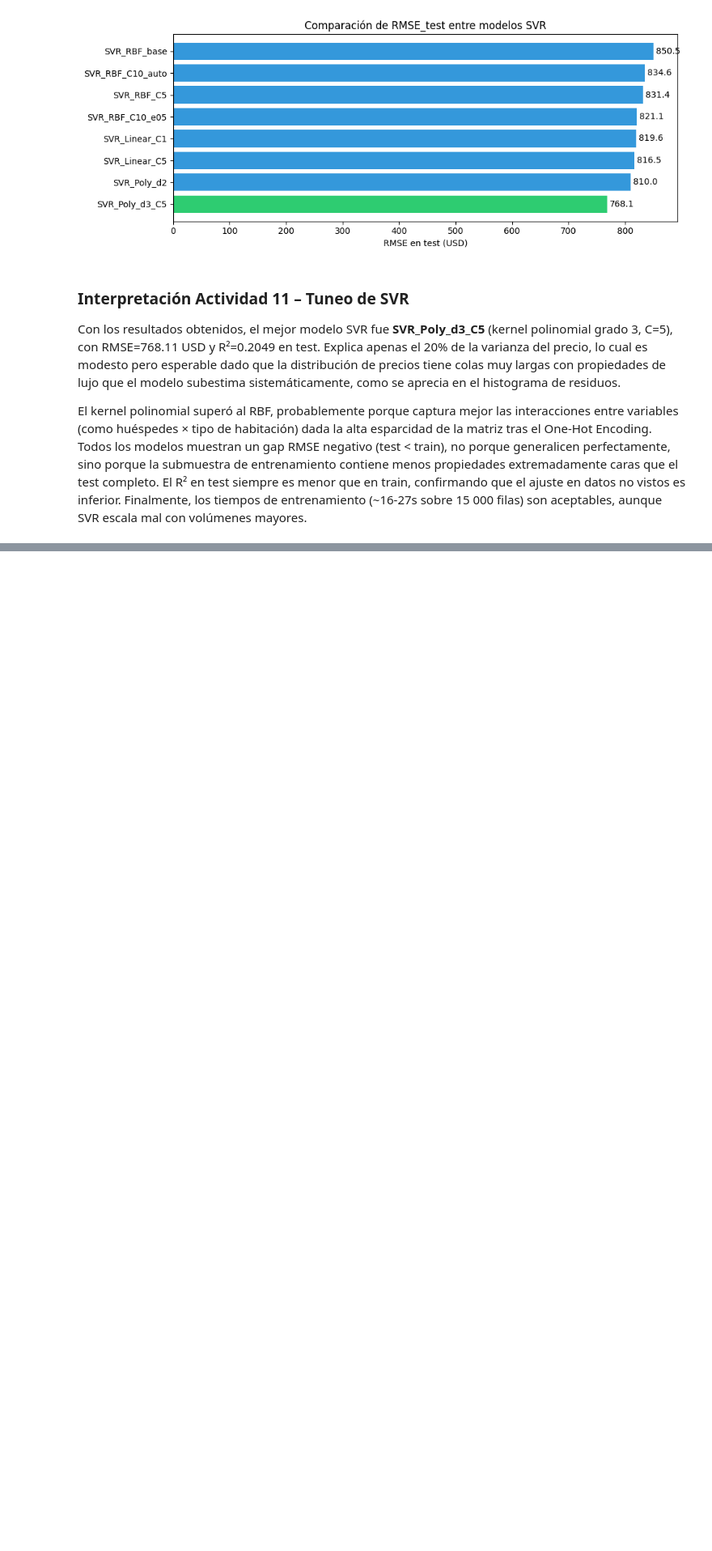
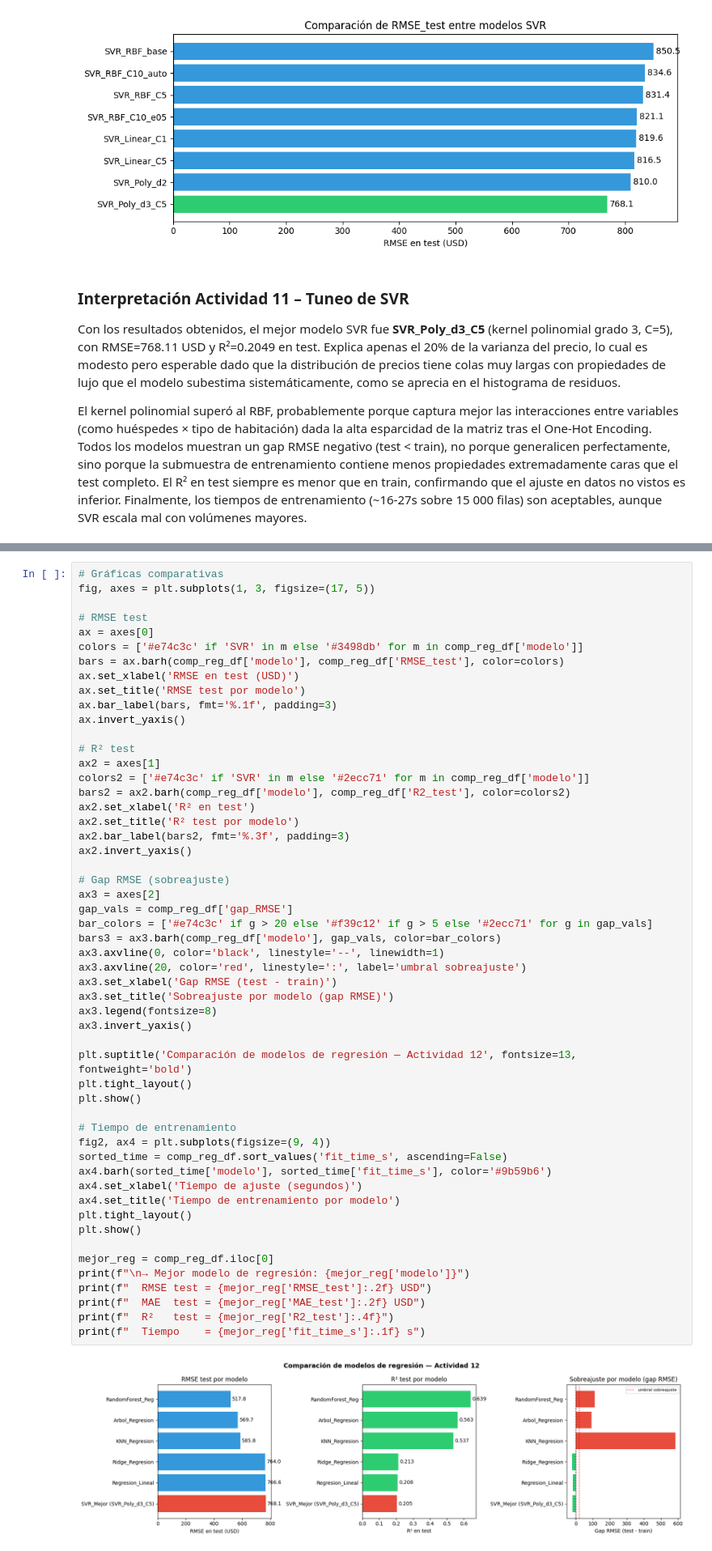
Before and after one commit to diegoanro22/MD-LAB08, a Jupyter notebook: main.ipynb, the cells around one changed output, grey strips where cells are left out. Shown at 81% size. Saved outputs shown, nothing was run; the diff lists cells and outputs as text; blank space fills up the shorter version.

Commit message:
Actividad 12

```diff
--- a/main.ipynb
+++ b/main.ipynb
@@ -1206,0 +1331,55 @@ El kernel polinomial superó al RBF, probablemente porque captura mejor las inte
+# %%
+# Gráficas comparativas
+fig, axes = plt.subplots(1, 3, figsize=(17, 5))
+
+# RMSE test
+ax = axes[0]
+colors = ['#e74c3c' if 'SVR' in m else '#3498db' for m in comp_reg_df['modelo']]
+bars = ax.barh(comp_reg_df['modelo'], comp_reg_df['RMSE_test'], color=colors)
+ax.set_xlabel('RMSE en test (USD)')
+ax.set_title('RMSE test por modelo')
+ax.bar_label(bars, fmt='%.1f', padding=3)
+ax.invert_yaxis()
+
+# R² test
+ax2 = axes[1]
+colors2 = ['#e74c3c' if 'SVR' in m else '#2ecc71' for m in comp_reg_df['modelo']]
+bars2 = ax2.barh(comp_reg_df['modelo'], comp_reg_df['R2_test'], color=colors2)
+ax2.set_xlabel('R² en test')
+ax2.set_title('R² test por modelo')
+ax2.bar_label(bars2, fmt='%.3f', padding=3)
+ax2.invert_yaxis()
+
+# Gap RMSE (sobreajuste)
+ax3 = axes[2]
+gap_vals = comp_reg_df['gap_RMSE']
+bar_colors = ['#e74c3c' if g > 20 else '#f39c12' if g > 5 else '#2ecc71' for g in gap_vals]
+bars3 = ax3.barh(comp_reg_df['modelo'], gap_vals, color=bar_colors)
+ax3.axvline(0, color='black', linestyle='--', linewidth=1)
+ax3.axvline(20, color='red', linestyle=':', label='umbral sobreajuste')
+ax3.set_xlabel('Gap RMSE (test - train)')
+ax3.set_title('Sobreajuste por modelo (gap RMSE)')
+ax3.legend(fontsize=8)
+ax3.invert_yaxis()
+
+plt.suptitle('Comparación de modelos de regresión — Actividad 12', fontsize=13, fontweight='bold')
+plt.tight_layout()
+plt.show()
+
+# Tiempo de entrenamiento
+fig2, ax4 = plt.subplots(figsize=(9, 4))
+sorted_time = comp_reg_df.sort_values('fit_time_s', ascending=False)
+ax4.barh(sorted_time['modelo'], sorted_time['fit_time_s'], color='#9b59b6')
+ax4.set_xlabel('Tiempo de ajuste (segundos)')
+ax4.set_title('Tiempo de entrenamiento por modelo')
+plt.tight_layout()
+plt.show()
+
+mejor_reg = comp_reg_df.iloc[0]
+print(f"\n→ Mejor modelo de regresión: {mejor_reg['modelo']}")
+print(f"  RMSE test = {mejor_reg['RMSE_test']:.2f} USD")
+print(f"  MAE  test = {mejor_reg['MAE_test']:.2f} USD")
+print(f"  R²   test = {mejor_reg['R2_test']:.4f}")
+print(f"  Tiempo    = {mejor_reg['fit_time_s']:.1f} s")
+# %% [output]
+[figure, added]
```
Also changed, not shown: parts of 4 cells of this notebook.
